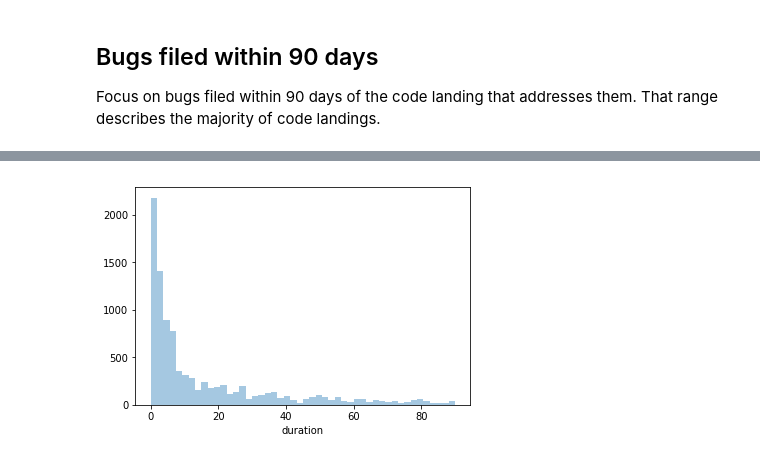
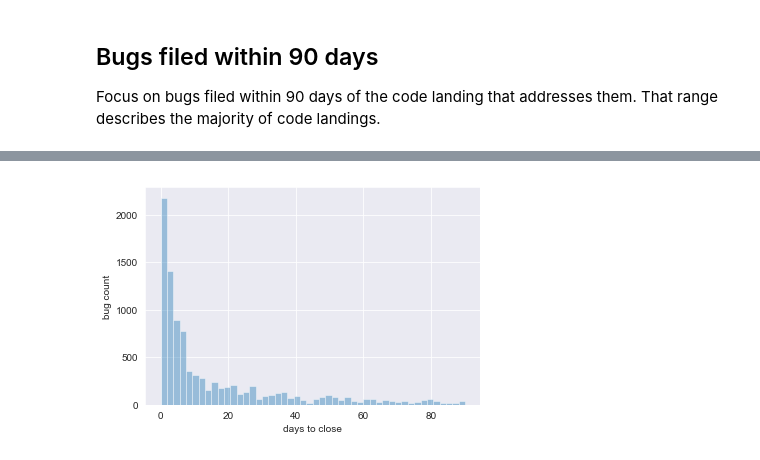
Before and after one commit to mars-f/firefox-workflow-analysis, a Jupyter notebook: leadtimetrends.ipynb, the cells around one changed output, grey strips where cells are left out. Cells and saved outputs as stored; diff of their text form; code cells hidden in the pictures.

```diff
--- a/leadtimetrends.ipynb
+++ b/leadtimetrends.ipynb
@@ -3,3 +5,5 @@
 # %%
 import pandas as pd
 import seaborn as sns
+
+sns.set_style("darkgrid")
@@ -73,4 +81,5 @@ grouped = last90['duration'].groupby(last90['nightly_publish_time'].dt.year)
 # %%
-sns.distplot(grouped.get_group(2018).dt.days, kde=False);
+ax = sns.distplot(grouped.get_group(2018).dt.days, kde=False)
+ax.set(xlabel="days to close", ylabel="bug count");
 # %% [output]
-[figure, old version]
+[figure, new version]
```
Also changed, not shown: parts of 15 cells of this notebook.
